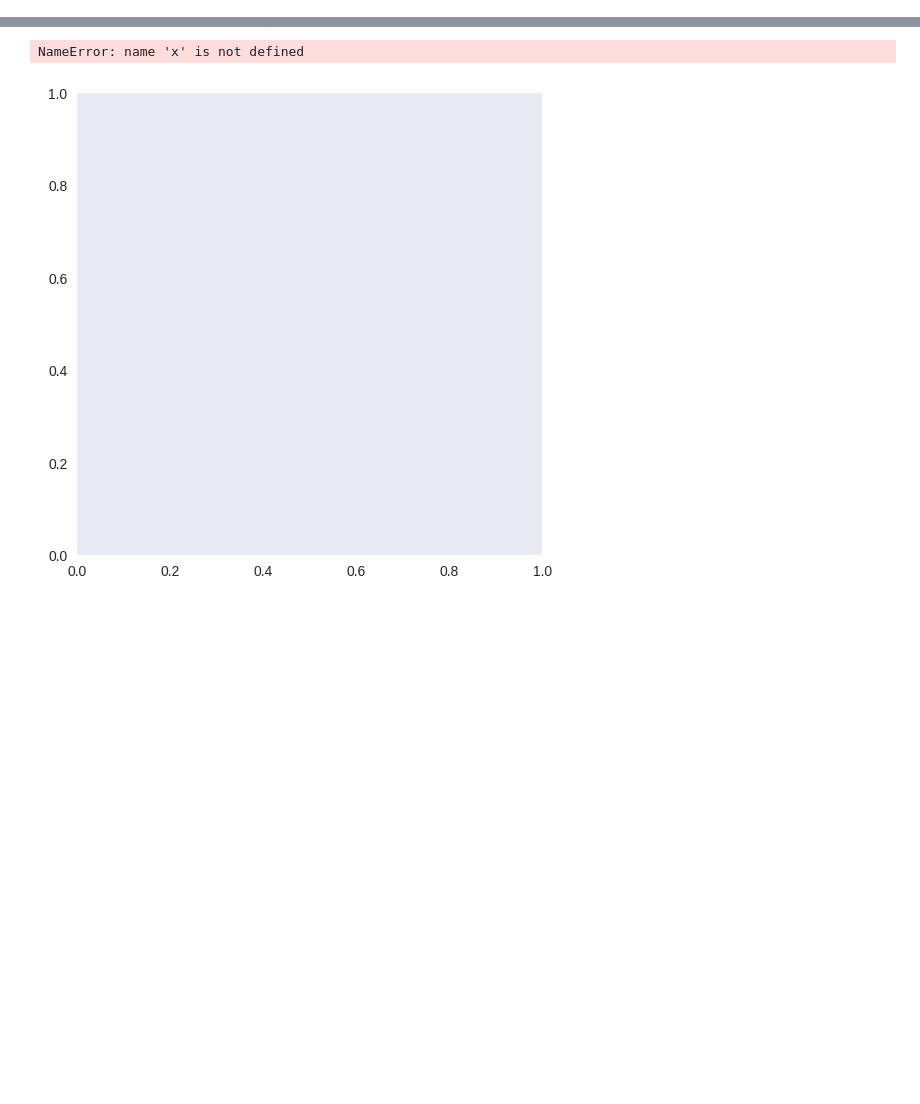
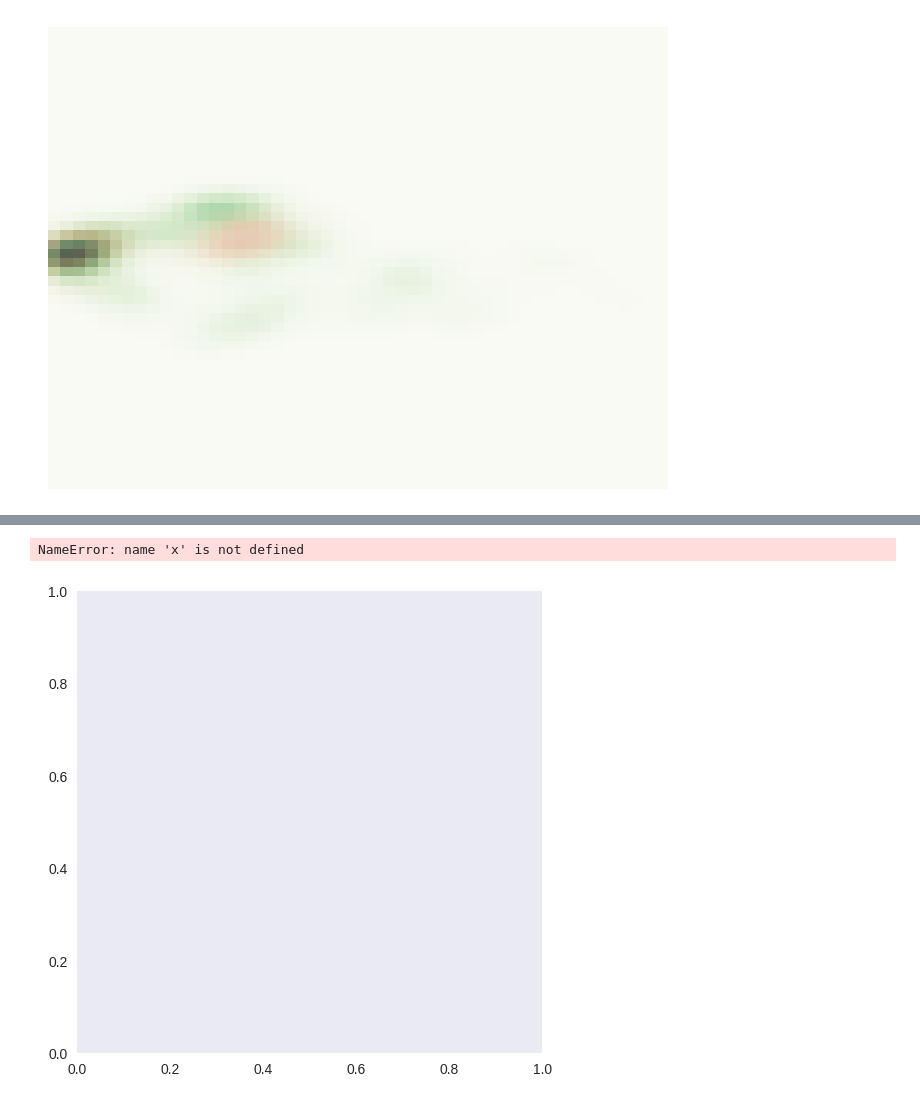
Before and after one commit to sjshamsi/Thesis, a Jupyter notebook: dmdt_Analysis/dmdt_by_Name_Band_hexbins.ipynb, the cells around one changed output, grey strips where cells are left out. Cells and saved outputs as stored; diff of their text form; code cells hidden in the pictures; blank space fills up the shorter version.

```diff
--- a/dmdt_Analysis/dmdt_by_Name_Band_hexbins.ipynb
+++ b/dmdt_Analysis/dmdt_by_Name_Band_hexbins.ipynb
@@ -67,0 +88,32 @@ random_dm_g, random_dt_g = get_differenciation(random_g_mags, random_g_times)
+# %%
+x_grid, y_grid = np.meshgrid(np.linspace(0, 1160, 50), np.linspace(-1, 1, 50))
+# %%
+# Compute KDEs
+positions = np.vstack([x_grid.ravel(), y_grid.ravel()])
+kde1 = gaussian_kde(np.vstack([random_dt_r, random_dm_r]))(positions).reshape(x_grid.shape)
+kde2 = gaussian_kde(np.vstack([random_dt_g, random_dm_g]))(positions).reshape(x_grid.shape)
+
+fig, ax = plt.subplots(figsize=(8, 6))
+
+# Plot the two KDEs separately
+hb1 = ax.pcolormesh(x_grid, y_grid, kde1, cmap="Reds", alpha=0.5)
+hb2 = ax.pcolormesh(x_grid, y_grid, kde2, cmap="Greens", alpha=0.5)
+
+# plt.colorbar(hb1, label="Density 1")
+# plt.colorbar(hb2, label="Density 2")
+# plt.title("Overlapping KDEs with Blended Colors")
+
+ax.set_facecolor('white')
+
+ax.axis('off')
+buf = BytesIO()
+plt.savefig(buf, format='png', bbox_inches='tight', pad_inches=0)
+buf.seek(0)
+image = Image.open(buf)
+
+# Show or save the PIL image
+image.show()  # Opens the image in the default image viewer
+
+plt.show()
+# %% [output]
+[figure, added]
```
Also changed, not shown: parts of 9 cells of this notebook, 3 other files.
